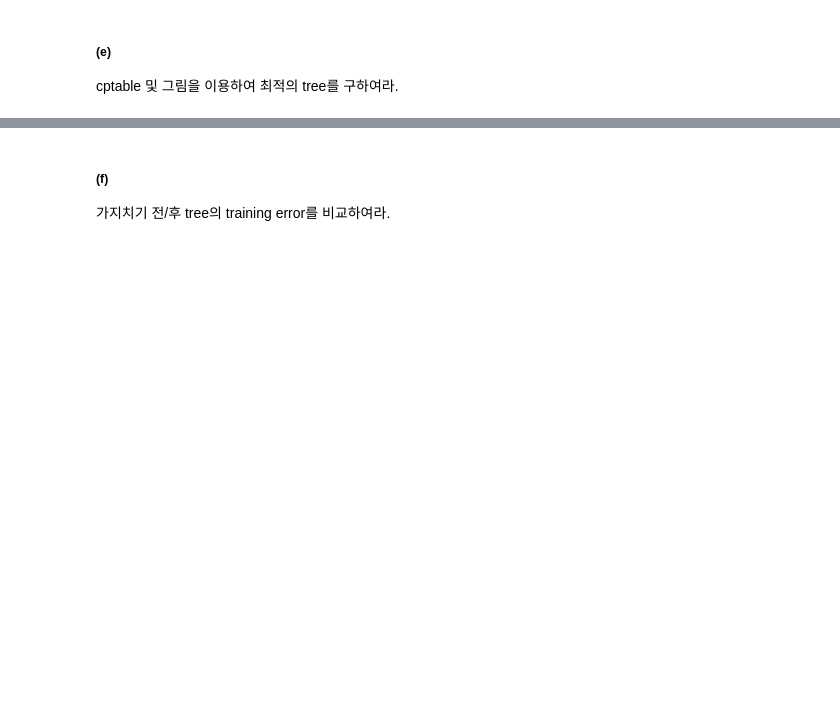
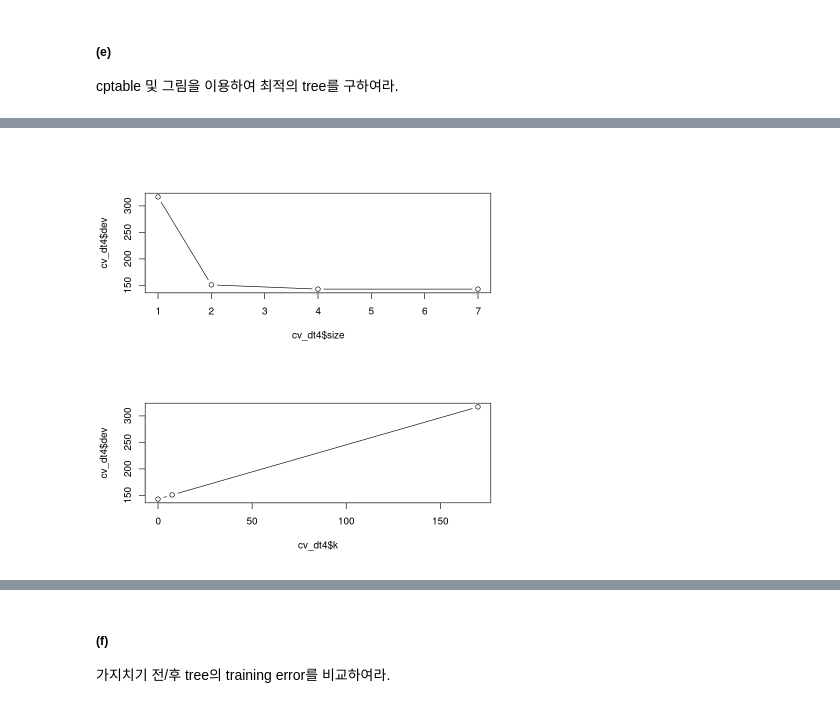
Before and after one commit to kimha02/ham, a Jupyter notebook: _notebooks/2022-05-23-datamining_hw.ipynb, the cells around one changed output, grey strips where cells are left out. Cells and saved outputs as stored; diff of their text form; code cells hidden in the pictures; blank space fills up the shorter version.

```diff
--- a/_notebooks/2022-05-23-datamining_hw.ipynb
+++ b/_notebooks/2022-05-23-datamining_hw.ipynb
@@ -582,0 +663,6 @@ cptable 및 그림을 이용하여 최적의 tree를 구하여라.
+# %%
+par(mfrow = c(2,1))
+plot(cv_dt4$size, cv_dt4$dev, type = "b")
+plot(cv_dt4$k, cv_dt4$dev, type = "b")
+# %% [output]
+[figure, added]
```
Also changed, not shown: parts of 28 cells of this notebook, 1 other file.
